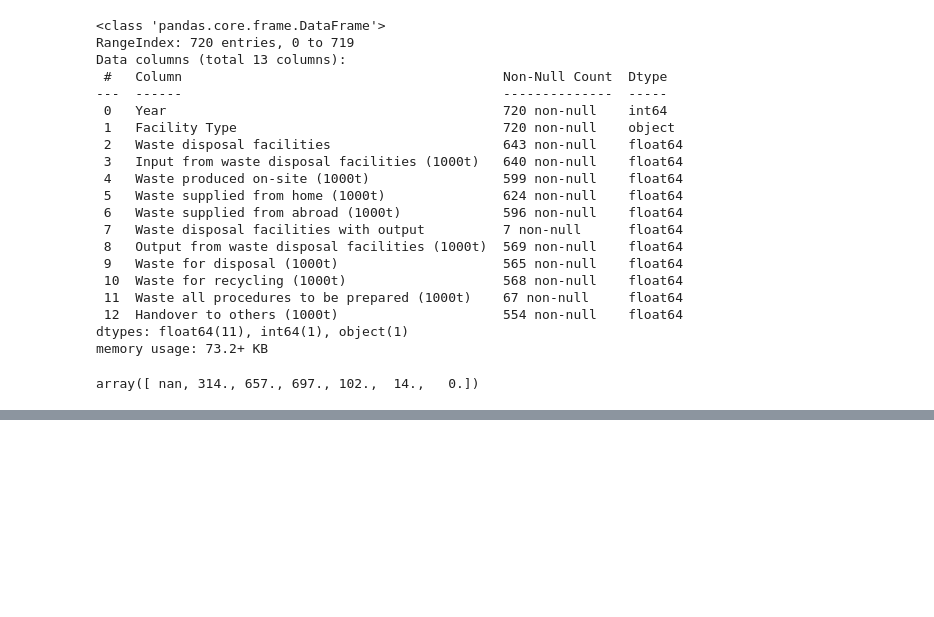
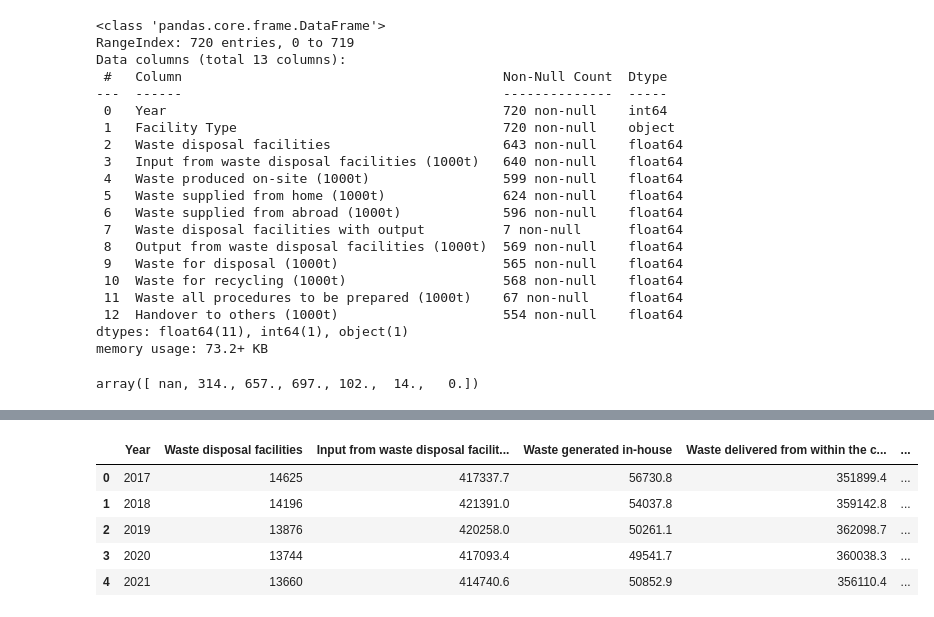
Before and after one commit to UyenDhNguyen/Germany-Waste-Management-Analysis, a Jupyter notebook: Data/Genesis_Destatis/Waste Disposal/clean_waste_disposal.ipynb, the cells around one changed output, grey strips where cells are left out. Cells and saved outputs as stored; diff of their text form; code cells hidden in the pictures; blank space fills up the shorter version.

Commit message:
clean waste disposal years table 32111-0001

```diff
--- a/Data/Genesis_Destatis/Waste Disposal/clean_waste_disposal.ipynb
+++ b/Data/Genesis_Destatis/Waste Disposal/clean_waste_disposal.ipynb
@@ -234,3 +234,13 @@ waste_df5.head()
 waste_df5.columns =[x.strip() for x in waste_df5.columns]
 # %%
 waste_df5.to_csv(f"cleaned_{d5['Table']}_Waste-Disposal-{d5['filename']}", index=False)
+# %%
+waste_df6 = clean_data(d6)
+waste_df6.head()
+# %% [output]
+|  | Year | Waste disposal facilities | Input from waste disposal facilit... | Waste generated in-house | Waste delivered from within the c... | ... |
+| 0 | 2017 | 14625 | 417337.7 | 56730.8 | 351899.4 | ... |
+| 1 | 2018 | 14196 | 421391.0 | 54037.8 | 359142.8 | ... |
+| 2 | 2019 | 13876 | 420258.0 | 50261.1 | 362098.7 | ... |
+| 3 | 2020 | 13744 | 417093.4 | 49541.7 | 360038.3 | ... |
+| 4 | 2021 | 13660 | 414740.6 | 50852.9 | 356110.4 | ... |
```
Also changed, not shown: parts of 2 cells of this notebook, 1 other file.
